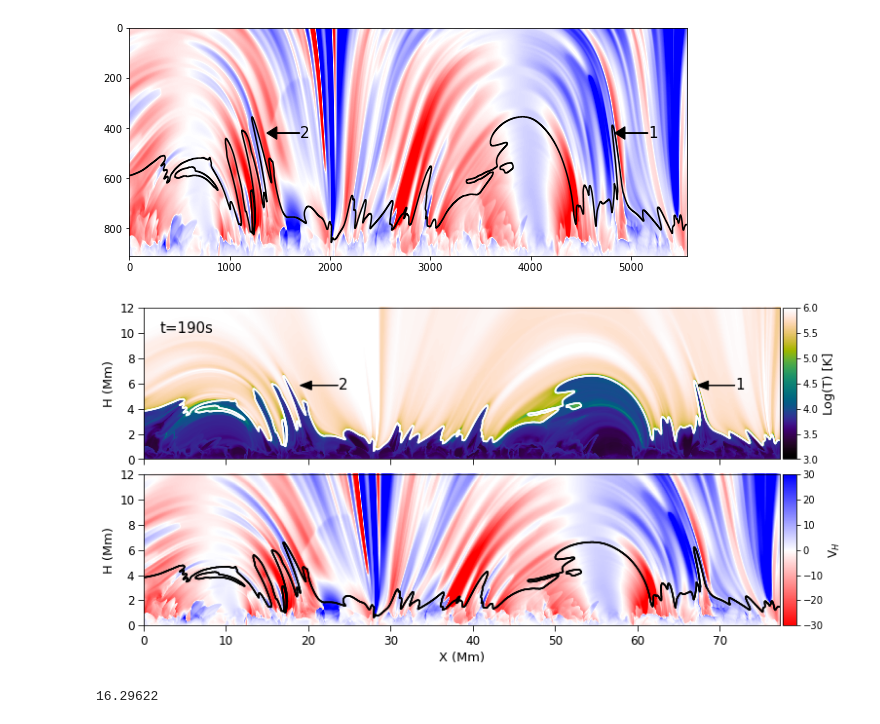
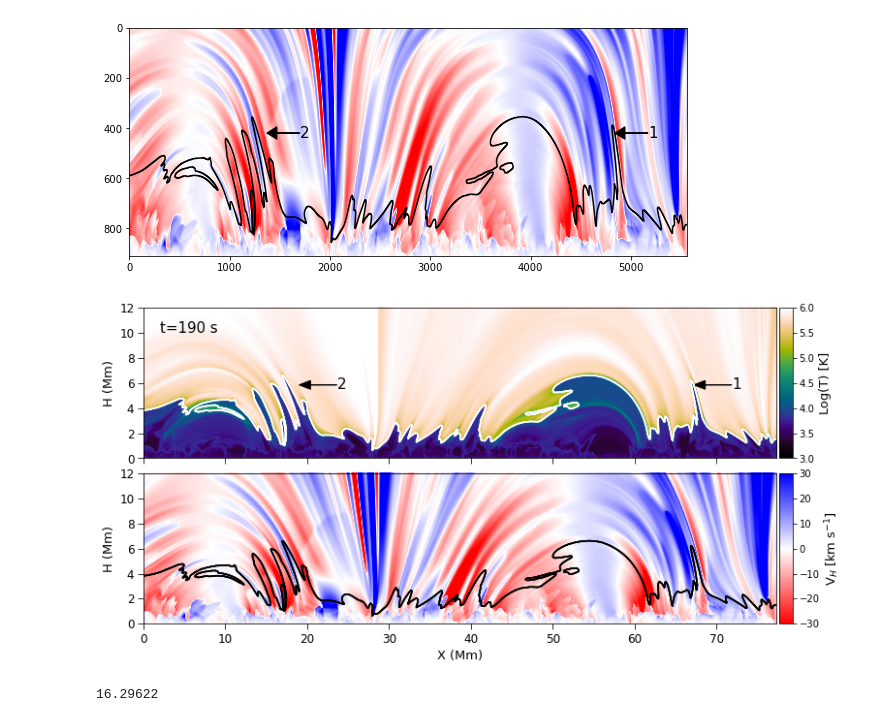
Before and after one commit to souvikita/Bifrost-simulation-analysis, a Jupyter notebook: Cont_function.ipynb, the cells around one changed output. Saved outputs shown, nothing was run; the diff lists cells and outputs as text; code cells hidden in the pictures.

```diff
--- a/Cont_function.ipynb
+++ b/Cont_function.ipynb
@@ -93,36 +93,36 @@ axs[0].set_ylim(0,12)
 axs[0].images.append(im0)
 axs[0].set_xticklabels([])
 axs[0].set_ylabel('H (Mm)',fontsize=13)
 divider = make_axes_locatable(axs[0])
 cax0 = divider.append_axes("right", size="2%", pad=0.05)
 cbar=plt.colorbar(im0,cax=cax0)
 cbar.set_label(r'Log(T) [K]',size=13)
 axs[0].contour(x[:5562]/1e6,z1[500:1415],mask_contour.T,levels=2,colors=['white'])
 axs[0].arrow(x[5170]/1e6,z1[420+500],-230*0.014,0,length_includes_head=False,head_width=50*0.014, head_length=100*0.014,color='black')
 axs[0].text(x[5170]/1e6,z1[420+500],'1',size=15,va='center')
 axs[0].arrow(x[1700]/1e6,z1[420+500],-230*0.014,0,length_includes_head=False,head_width=50*0.014, head_length=100*0.014,color='black')
 axs[0].text(x[1700]/1e6,z1[420+500],'2',size=15,va='center')
 axs[0].tick_params(direction='out', length=6,color='black',labelsize=12)
-axs[0].text(2,10,'t=190s',size=15)
+axs[0].text(2,10,'t=190 s',size=15)
 
 norm1 = cm.colors.Normalize(vmax=30, vmin=-30)
 im0 = NonUniformImage(axs[1], interpolation=None, extent=[x[0]/1e6, x[5562]/1e6,0,12],cmap='bwr_r',norm=norm1)
 im0.set_data(x[:5562]/1e6,z1[1415:500:-1],np.flipud(np.squeeze((vel_juan[0,:5562,19,500:1415].T)/1e3)))
 axs[1].set_xlim(x[0]/1e6, x[5562]/1e6)
 axs[1].set_ylim(0,12)
 axs[1].images.append(im0)
 #axs[1].set_xticks([])
 axs[1].set_ylabel('H (Mm)',fontsize=13)
 divider = make_axes_locatable(axs[1])
 cax0 = divider.append_axes("right", size="2%", pad=0.05)
 cbar=plt.colorbar(im0,cax=cax0)
-cbar.set_label(r'V$_{H}$',size=12)
+cbar.set_label(r'V$_{H}$ [km s$^{-1}$]',size=13)
 axs[1].contour(x[:5562]/1e6,z1[500:1415],mask_contour.T,levels=2,colors=['black'])
 axs[1].set_xlabel('X (Mm)',fontsize=13)
 axs[1].tick_params(direction='out', length=6,color='black',labelsize=12)
 plt.savefig('/mn/stornext/d9/souvikb/paper5_results/Context_sim_snap.pdf',dpi=400,format='pdf',bbox_inches = 'tight',pad_innches=0.1)
 # %% [output]
-[figure, old version]
+[figure, new version]
 # %%
 z1[420]
 # %% [output]
```
Also changed, not shown: parts of 1 cell of this notebook.
